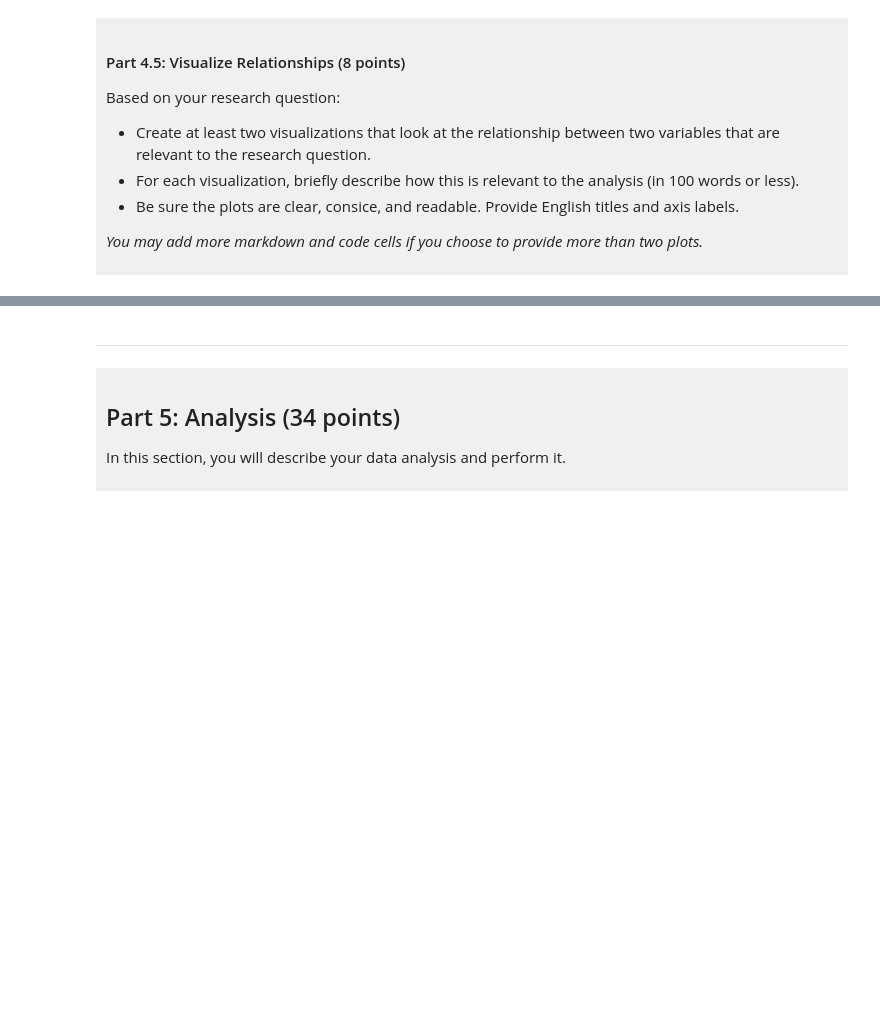
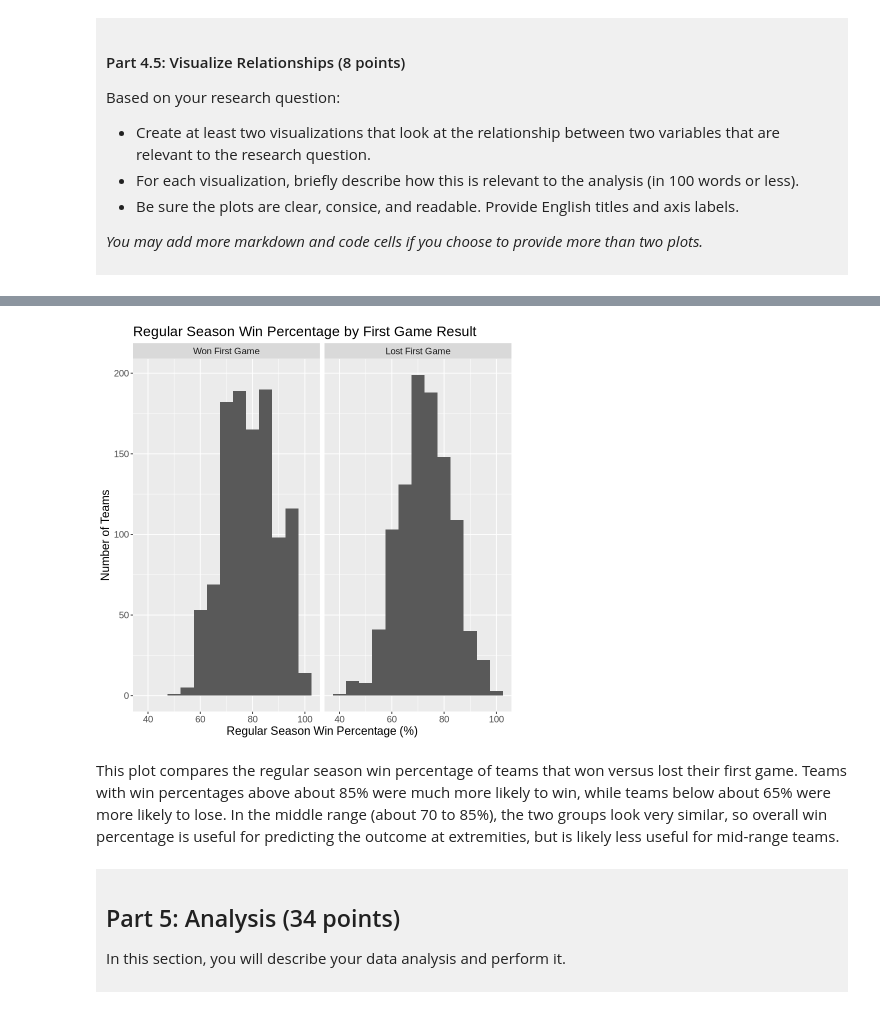
Before and after one commit to jaminwujw-ux/Jamin-s-DSCI-Project, a Jupyter notebook: dsci-100-project-notebook.ipynb, the cells around one changed output, grey strips where cells are left out. Drawn from its saved outputs; the diff is of its cells as text; code cells hidden in the pictures; blank space fills up the shorter version.

```diff
--- a/dsci-100-project-notebook.ipynb
+++ b/dsci-100-project-notebook.ipynb
@@ -317,7 +397,20 @@ Visualization 2: %%% EDIT THIS MARKDOWN CELL%%%
 # %%
-### EDIT THIS CODE CELL FOR VISUALIZATION 2###
+vis2 <- tidy_data |>
+    ggplot(aes(x = reg_wins_pct)) +
+    geom_histogram(binwidth = 5) +
+    facet_wrap(~ first_round_loss,
+               labeller = as_labeller(c("FALSE" = "Won First Game",
+                                        "TRUE" = "Lost First Game"))) +
+    labs(x = "Regular Season Win Percentage (%)",
+         y = "Number of Teams") +
+    ggtitle("Regular Season Win Percentage by First Game Result") +
+    theme(text = element_text(size = 14))
+
+vis2
+# %% [output]
+[figure, added]
 # %% [markdown]
-------
+This plot compares the regular season win percentage of teams that won versus lost their first game. Teams with win percentages above about 85% were much more likely to win, while teams below about 65% were more likely to lose. In the middle range (about 70 to 85%), the two groups look very similar, so overall win percentage is useful for predicting the outcome at extremities, but is likely less useful for mid-range teams.
 # %% [markdown]
 <div style="background-color: #f0f0f0; padding: 10px;">
 
```
Also changed, not shown: parts of 10 cells of this notebook.
